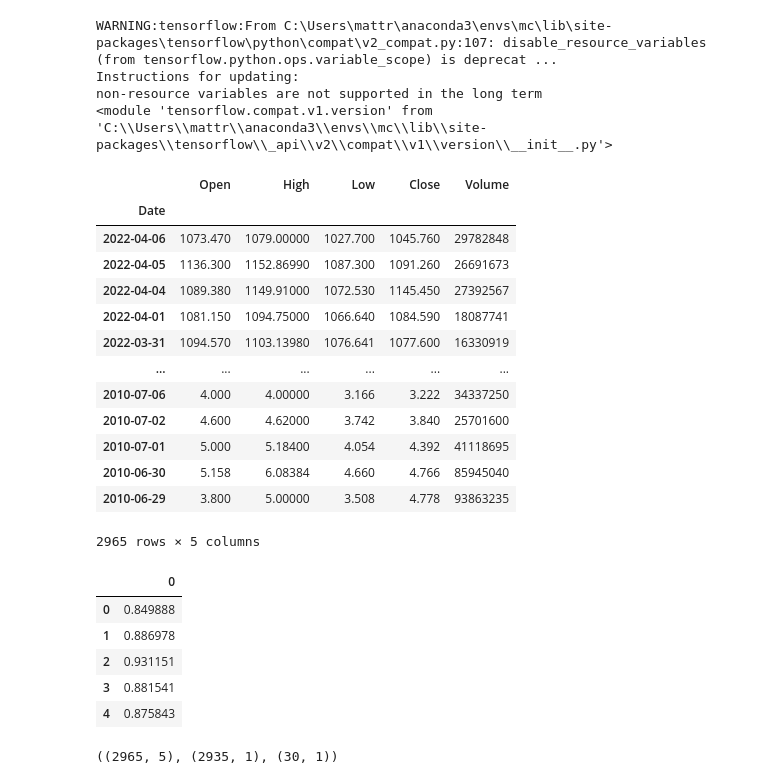
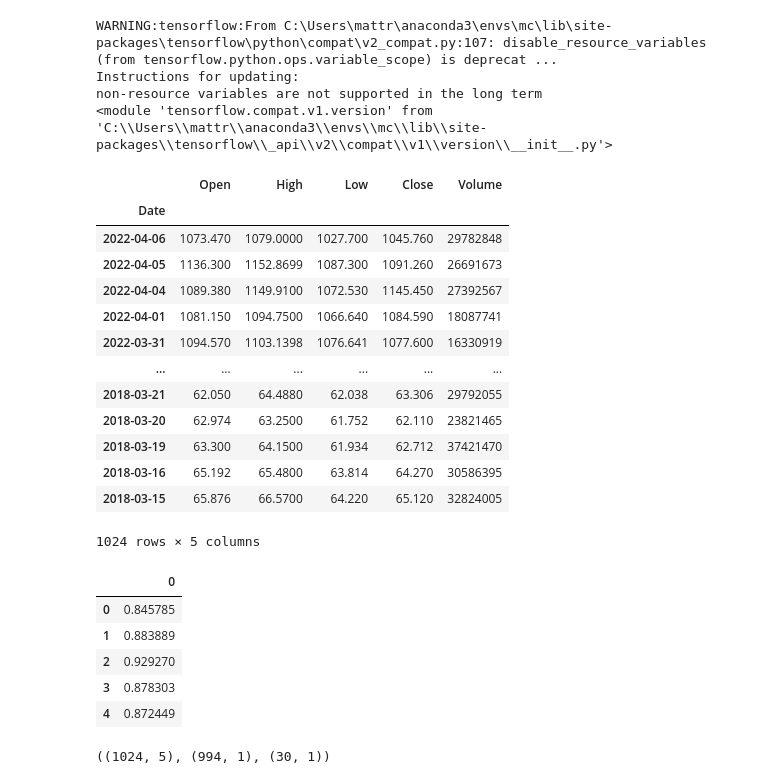
Before and after one commit to jgb161/Stock-Data-Analysis, a Jupyter notebook: GRU.ipynb, the cells around one changed output. Drawn from its saved outputs; the diff is of its cells as text; code cells hidden in the pictures.

```diff
--- a/GRU.ipynb
+++ b/GRU.ipynb
@@ -25,24 +25,25 @@ tsla_df = pd.read_csv('./tsla.csv', index_col='Date', infer_datetime_format=True
 # %%
 # drop empty column
 tsla_df.drop(columns=['Down', 'RSI(14)', 'Up'], inplace=True)
 # drop null values
 tsla_df.dropna(inplace=True)
+tsla_df = tsla_df.iloc[:1024]
 tsla_df
 # %% [output]
 |  | Open | High | Low | Close | Volume |
 | Date |  |  |  |  |  |
-| 2022-04-06 | 1073.470 | 1079.00000 | 1027.700 | 1045.760 | 29782848 |
-| 2022-04-05 | 1136.300 | 1152.86990 | 1087.300 | 1091.260 | 26691673 |
-| 2022-04-04 | 1089.380 | 1149.91000 | 1072.530 | 1145.450 | 27392567 |
-| 2022-04-01 | 1081.150 | 1094.75000 | 1066.640 | 1084.590 | 18087741 |
-| 2022-03-31 | 1094.570 | 1103.13980 | 1076.641 | 1077.600 | 16330919 |
+| 2022-04-06 | 1073.470 | 1079.0000 | 1027.700 | 1045.760 | 29782848 |
+| 2022-04-05 | 1136.300 | 1152.8699 | 1087.300 | 1091.260 | 26691673 |
+| 2022-04-04 | 1089.380 | 1149.9100 | 1072.530 | 1145.450 | 27392567 |
+| 2022-04-01 | 1081.150 | 1094.7500 | 1066.640 | 1084.590 | 18087741 |
+| 2022-03-31 | 1094.570 | 1103.1398 | 1076.641 | 1077.600 | 16330919 |
 | ... | ... | ... | ... | ... | ... |
-| 2010-07-06 | 4.000 | 4.00000 | 3.166 | 3.222 | 34337250 |
-| 2010-07-02 | 4.600 | 4.62000 | 3.742 | 3.840 | 25701600 |
-| 2010-07-01 | 5.000 | 5.18400 | 4.054 | 4.392 | 41118695 |
-| 2010-06-30 | 5.158 | 6.08384 | 4.660 | 4.766 | 85945040 |
-| 2010-06-29 | 3.800 | 5.00000 | 3.508 | 4.778 | 93863235 |
+| 2018-03-21 | 62.050 | 64.4880 | 62.038 | 63.306 | 29792055 |
+| 2018-03-20 | 62.974 | 63.2500 | 61.752 | 62.110 | 23821465 |
+| 2018-03-19 | 63.300 | 64.1500 | 61.934 | 62.712 | 37421470 |
+| 2018-03-16 | 65.192 | 65.4800 | 63.814 | 64.270 | 30586395 |
+| 2018-03-15 | 65.876 | 66.5700 | 64.220 | 65.120 | 32824005 |
-2965 rows × 5 columns
+1024 rows × 5 columns
 # %%
 minmax = MinMaxScaler().fit(tsla_df.iloc[:, 3:4].astype('float32')) # Close index
 df_log = minmax.transform(tsla_df.iloc[:, 3:4].astype('float32')) # Close index
@@ -50,11 +51,11 @@ df_log = pd.DataFrame(df_log)
 df_log.head()
 # %% [output]
 |  | 0 |
-| 0 | 0.849888 |
-| 1 | 0.886978 |
-| 2 | 0.931151 |
-| 3 | 0.881541 |
-| 4 | 0.875843 |
+| 0 | 0.845785 |
+| 1 | 0.883889 |
+| 2 | 0.929270 |
+| 3 | 0.878303 |
+| 4 | 0.872449 |
 # %%
 test_size = 30
 simulation_size = 10
@@ -63,7 +64,7 @@ df_train = df_log.iloc[:-test_size]
 df_test = df_log.iloc[-test_size:]
 tsla_df.shape, df_train.shape, df_test.shape
 # %% [output]
-((2965, 5), (2935, 1), (30, 1))
+((1024, 5), (994, 1), (30, 1))
 # %%
 class Model:
     def __init__(
```
Also changed, not shown: parts of 2 cells of this notebook, 4 other files.
